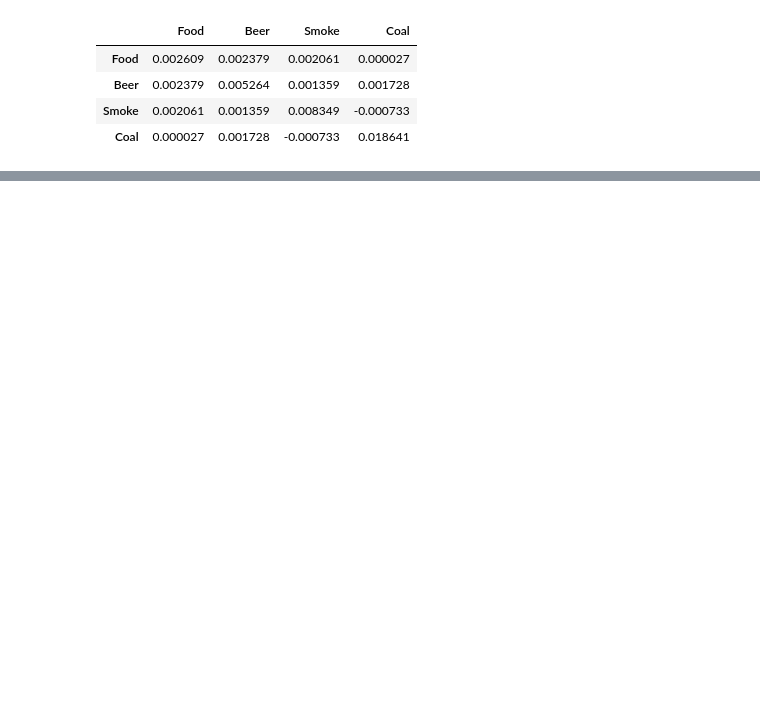
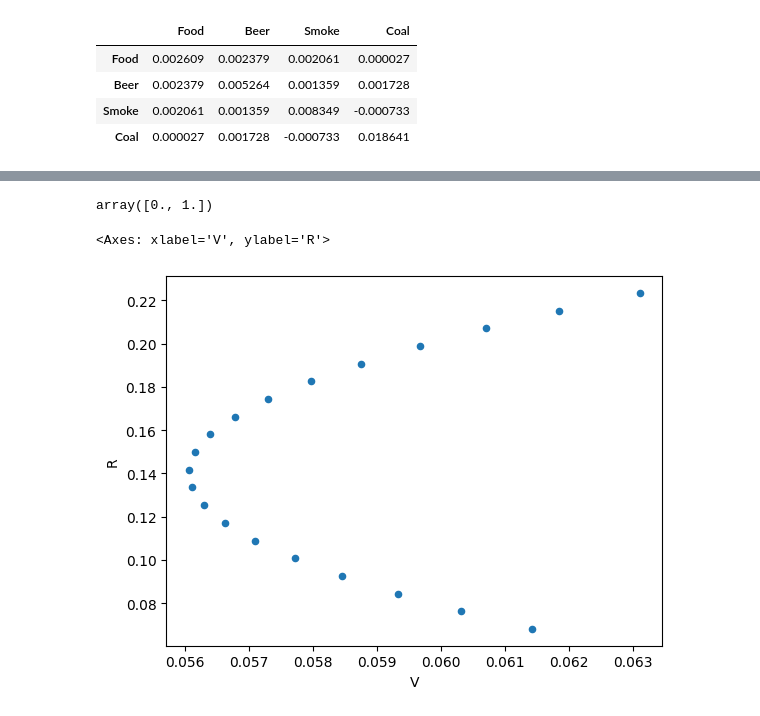
Before and after one commit to JoohanJin/portfolio_management_prac, a Jupyter notebook: lib/8_efficient_Frontier_part_2.ipynb, the cells around one changed output, grey strips where cells are left out. Drawn from its saved outputs; the diff is of its cells as text; code cells hidden in the pictures; blank space fills up the shorter version.

Commit message:
feat: chapter 8 and efficient frontier plotting on 2-asset cases

```diff
--- a/lib/8_efficient_Frontier_part_2.ipynb
+++ b/lib/8_efficient_Frontier_part_2.ipynb
@@ -10,6 +10,6 @@ import portfolio_management_lib as port
 
 ind = port.get_ind_returns()
 # ind Annualized return from 2000, monthly base
-ind_annualized_return = port.annualize_rets(ind["2000": ], "Monthly")
+ind_annualized_return = port.annualize_rets(ind["1996" : "2000"], "Monthly")
 # Covariance Matrix
 cov = ind["1996":"2000"].cov()
@@ -61,0 +80,7 @@ np.float64(0.08639329334284979)
+# %%
+import numpy as np
+
+n_points = 20
+sample_weights = [np.array([w, 1 - w]) for w in np.linspace(0, 1, n_points)]
+
+sample_weights
@@ -61,0 +108,14 @@ np.float64(0.08639329334284979)
+# %%
+sample_weights[0]
+# %% [output]
+array([0., 1.])
+# %%
+l = ["Games", "Fin"]
+rets = [port.portfolio_returns(sample_weight, ind_annualized_return[l]) for sample_weight in sample_weights]
+vols = [port.portfolio_vol(sample_weight, cov.loc[l, l]) for sample_weight in sample_weights]
+
+ef = pd.DataFrame({"R": rets, "V": vols})
+ef.plot.scatter(x = "V", y = "R")
+# %% [output]
+<Axes: xlabel='V', ylabel='R'>
+[figure, added]
```
Also changed, not shown: parts of 8 cells of this notebook, 1 other file.
